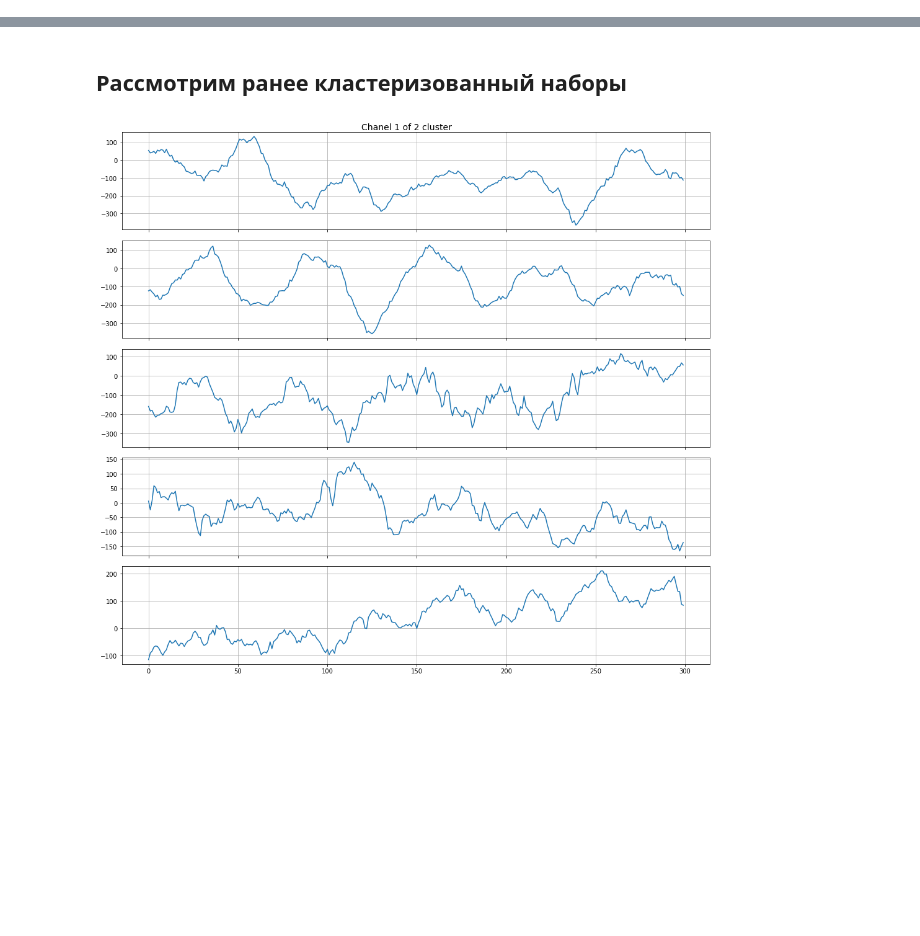
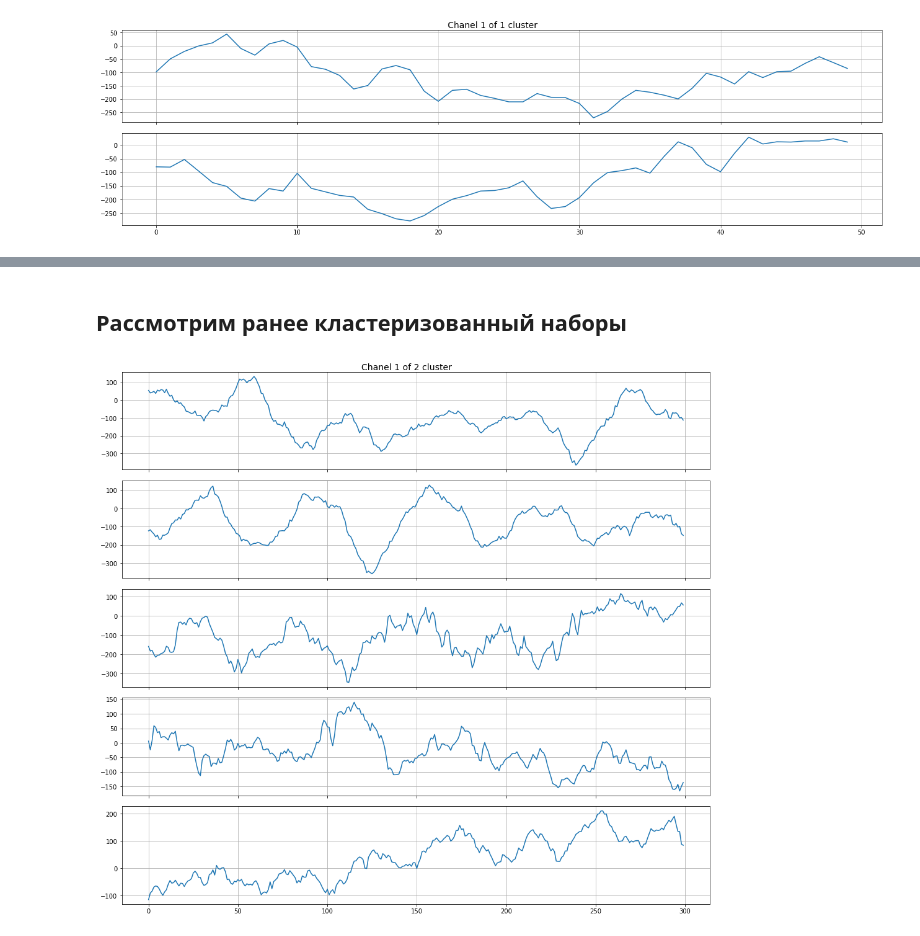
Before and after one commit to igor-yusupov/2018-Project-3, a Jupyter notebook: code/clustering_visualization.ipynb, the cells around one changed output, grey strips where cells are left out. Saved outputs shown, nothing was run; the diff lists cells and outputs as text; code cells hidden in the pictures; blank space fills up the shorter version.

```diff
--- a/code/clustering_visualization.ipynb
+++ b/code/clustering_visualization.ipynb
@@ -44,4 +42,7 @@ plt.show()
 # %%
-cluster_num = 4
-clusters_labels = fcluster(Z, cluster_num, criterion='maxclust')
+cluster_num = 3
+clusters_labels = fcluster(info.Z, cluster_num, criterion='maxclust')
+info.show_clustered(clusters_labels, label=1)
+# %% [output]
+[figure, added]
 # %%
```
Also changed, not shown: parts of 9 cells of this notebook, 1 other file.
